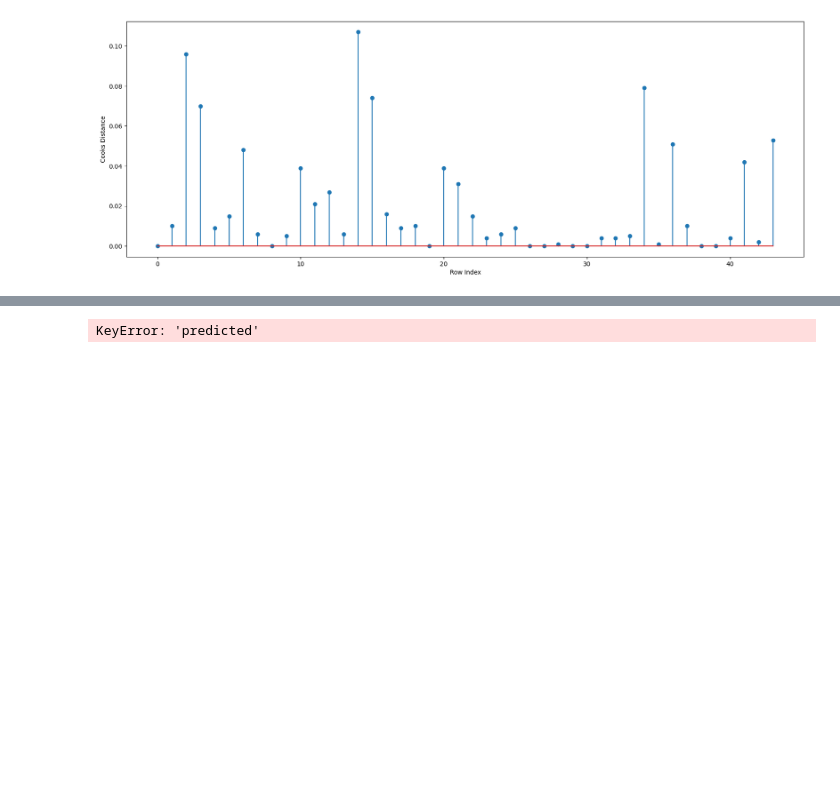
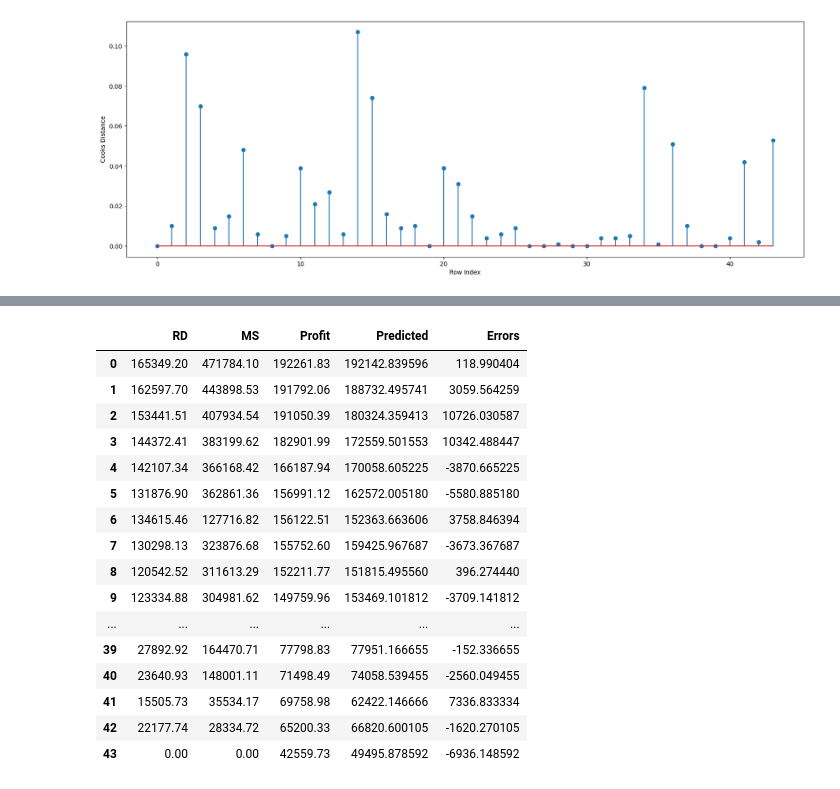
Before and after one commit to suhanask/Assignments_ExcelR_Suhana, a Jupyter notebook: MLR_Startups50_2.ipynb, the cells around one changed output, grey strips where cells are left out. Cells and saved outputs as stored; diff of their text form; code cells hidden in the pictures; blank space fills up the shorter version.

```diff
--- a/MLR_Startups50_2.ipynb
+++ b/MLR_Startups50_2.ipynb
@@ -848,9 +848,25 @@ plt.show()
 Predicted = model6.fittedvalues
 # %%
 Errors = model6.resid
-# %%
-df['Predicted'] = predicted
-df6['Errors'] = errors
-df6
-# %% [output]
-KeyError: 'predicted'
+# %%
+df7['Predicted'] = Predicted
+df7['Errors'] = Errors
+df7
+# %% [output]
+|  | RD | MS | Profit | Predicted | Errors |
+| 0 | 165349.20 | 471784.10 | 192261.83 | 192142.839596 | 118.990404 |
+| 1 | 162597.70 | 443898.53 | 191792.06 | 188732.495741 | 3059.564259 |
+| 2 | 153441.51 | 407934.54 | 191050.39 | 180324.359413 | 10726.030587 |
+| 3 | 144372.41 | 383199.62 | 182901.99 | 172559.501553 | 10342.488447 |
+| 4 | 142107.34 | 366168.42 | 166187.94 | 170058.605225 | -3870.665225 |
+| 5 | 131876.90 | 362861.36 | 156991.12 | 162572.005180 | -5580.885180 |
+| 6 | 134615.46 | 127716.82 | 156122.51 | 152363.663606 | 3758.846394 |
+| 7 | 130298.13 | 323876.68 | 155752.60 | 159425.967687 | -3673.367687 |
+| 8 | 120542.52 | 311613.29 | 152211.77 | 151815.495560 | 396.274440 |
+| 9 | 123334.88 | 304981.62 | 149759.96 | 153469.101812 | -3709.141812 |
+| ... | ... | ... | ... | ... | ... |
+| 39 | 27892.92 | 164470.71 | 77798.83 | 77951.166655 | -152.336655 |
+| 40 | 23640.93 | 148001.11 | 71498.49 | 74058.539455 | -2560.049455 |
+| 41 | 15505.73 | 35534.17 | 69758.98 | 62422.146666 | 7336.833334 |
+| 42 | 22177.74 | 28334.72 | 65200.33 | 66820.600105 | -1620.270105 |
+| 43 | 0.00 | 0.00 | 42559.73 | 49495.878592 | -6936.148592 |
```
Also changed, not shown: parts of 27 cells of this notebook.
